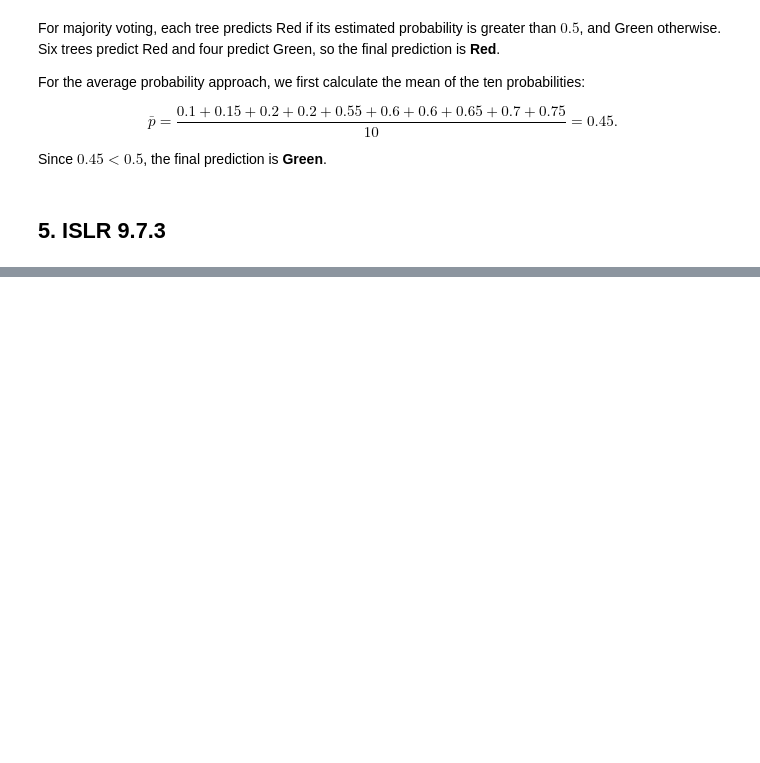
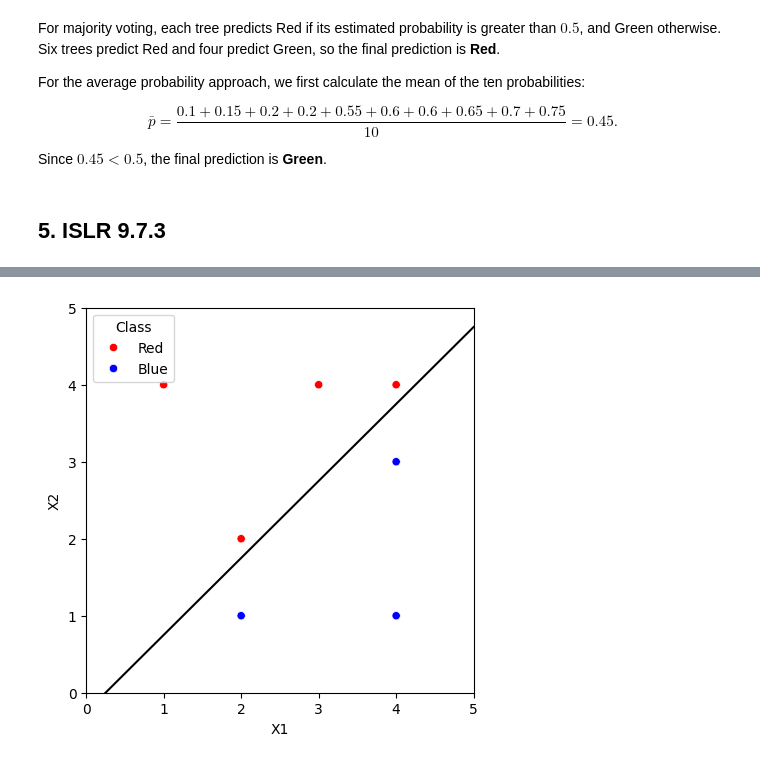
Before and after one commit to cxieusc/DSCI_552_HW6, a Jupyter notebook: notebook/Xie_Chong_HW6.ipynb, the cells around one changed output, grey strips where cells are left out. Cells and saved outputs as stored; diff of their text form; code cells hidden in the pictures; blank space fills up the shorter version.

```diff
--- a/notebook/Xie_Chong_HW6.ipynb
+++ b/notebook/Xie_Chong_HW6.ipynb
@@ -778,0 +853,9 @@ Since $0.45<0.5$, the final prediction is **Green**.
+# %%
+plt.figure(figsize=(5, 5))
+sns.scatterplot(data=q5_obs, x="X1", y="X2", hue="Class", palette=["red", "blue"])
+plt.plot(q5_x, q5_x - 0.25, color="black")
+plt.xlim(0, 5)
+plt.ylim(0, 5)
+plt.show()
+# %% [output]
+[figure, added]
```
Also changed, not shown: parts of 9 cells of this notebook.
